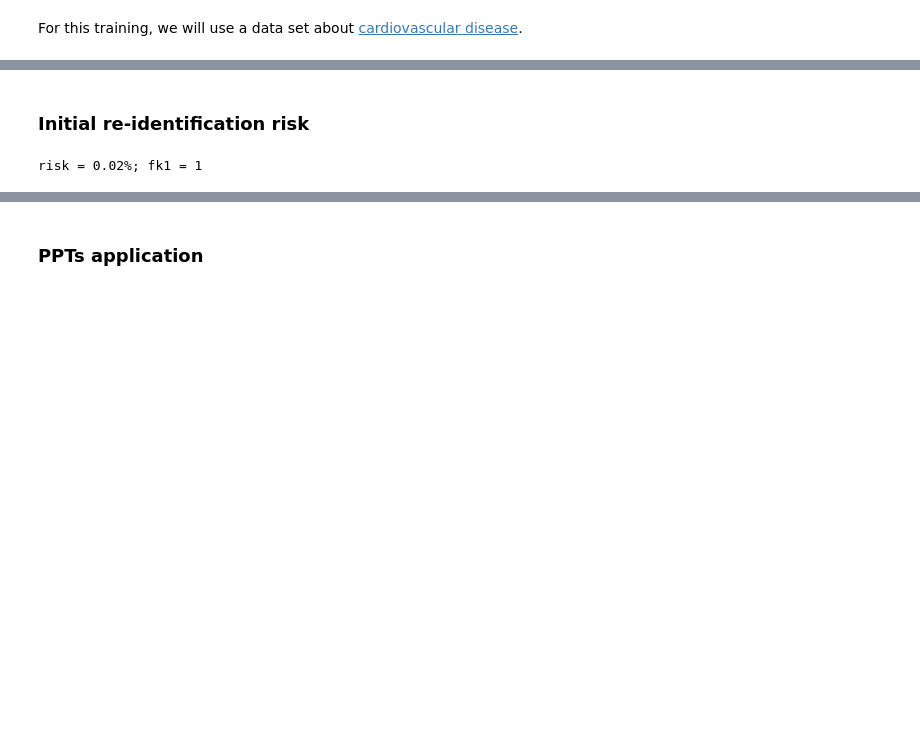
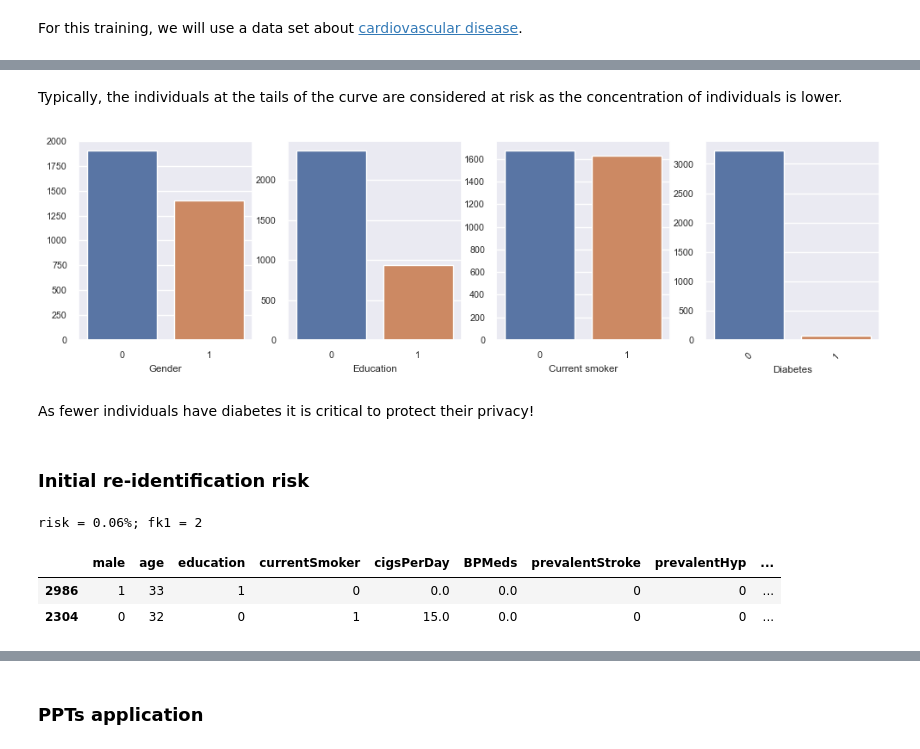
Before and after one commit to tmcarvalho/hands-on-data-deidentification, a Jupyter notebook: S5-Training.ipynb, the cells around one changed output, grey strips where cells are left out. Saved outputs shown, nothing was run; the diff lists cells and outputs as text; code cells hidden in the pictures; blank space fills up the shorter version.

```diff
--- a/S5-Training.ipynb
+++ b/S5-Training.ipynb
@@ -80,3 +105,26 @@ plt.show()
+# %% [markdown]
+Typically, the individuals at the tails of the curve are considered at risk as the concentration of individuals is lower.
+# %%
+# Histplot for all binary QI
+fig, axes = plt.subplots(1, 4, figsize=(12,3))
+sns.countplot(ax=axes[0],data=X_train, x="male")
+sns.countplot(ax=axes[1],data=X_train, x="education")
+sns.countplot(ax=axes[2],data=X_train, x="currentSmoker")
+sns.countplot(ax=axes[3],data=X_train, x="diabetes")
+axes[0].set_xlabel("Gender")
+axes[1].set_xlabel("Education")
+axes[2].set_xlabel("Current smoker")
+axes[3].set_xlabel("Diabetes")
+axes[0].set_ylabel('')
+axes[1].set_ylabel('')
+axes[2].set_ylabel('')
+axes[3].set_ylabel('')
+plt.xticks(rotation=45)
+plt.show()
+# %% [output]
+[figure, added]
+# %% [markdown]
+As fewer individuals have diabetes it is critical to protect their privacy!
 # %% [markdown]
 ### Initial re-identification risk
 # %%
@@ -87,5 +140,12 @@ def identity_risk(qi, data):
 # %%
-identity_risk(['male', 'age'], data)
+identity_risk(['male', 'age'], X_train)
 # %% [output]
-risk = 0.02%; fk1 = 1
+risk = 0.06%; fk1 = 2
+# %%
+# Analyze the cases in age and sex with fk=1
+X_train.loc[(X_train.groupby(['male', 'age']).transform('size')==1)]
+# %% [output]
+|  | male | age | education | currentSmoker | cigsPerDay | BPMeds | prevalentStroke | prevalentHyp | ... |
+| 2986 | 1 | 33 | 1 | 0 | 0.0 | 0.0 | 0 | 0 | ... |
+| 2304 | 0 | 32 | 0 | 1 | 15.0 | 0.0 | 0 | 0 | ... |
 # %%
```
Also changed, not shown: parts of 62 cells of this notebook, 2 other files.
